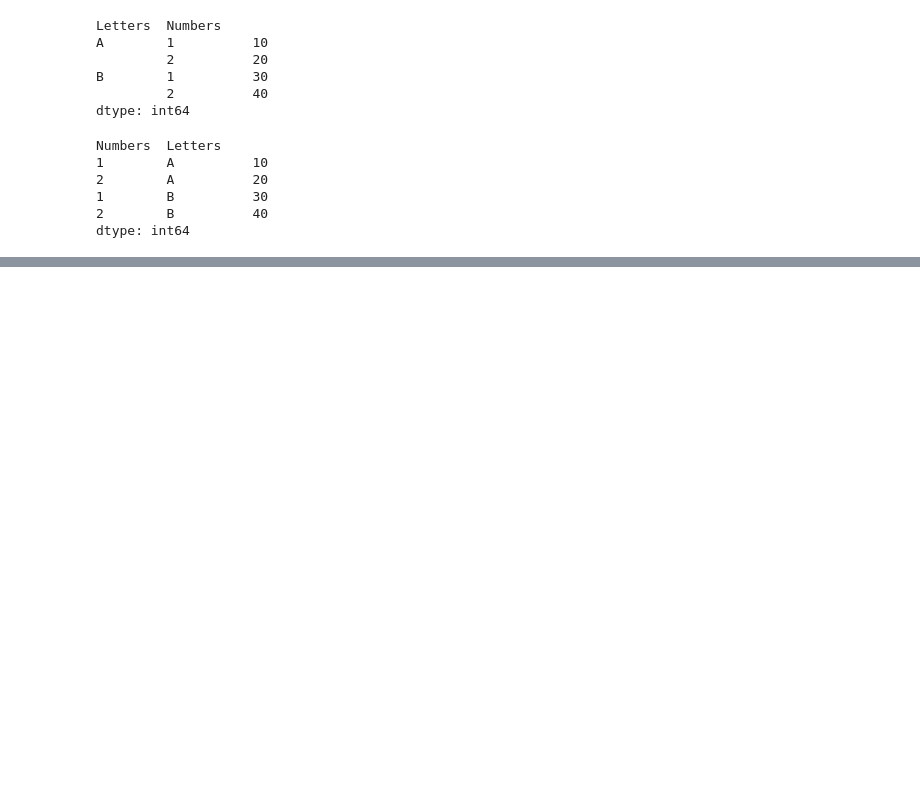
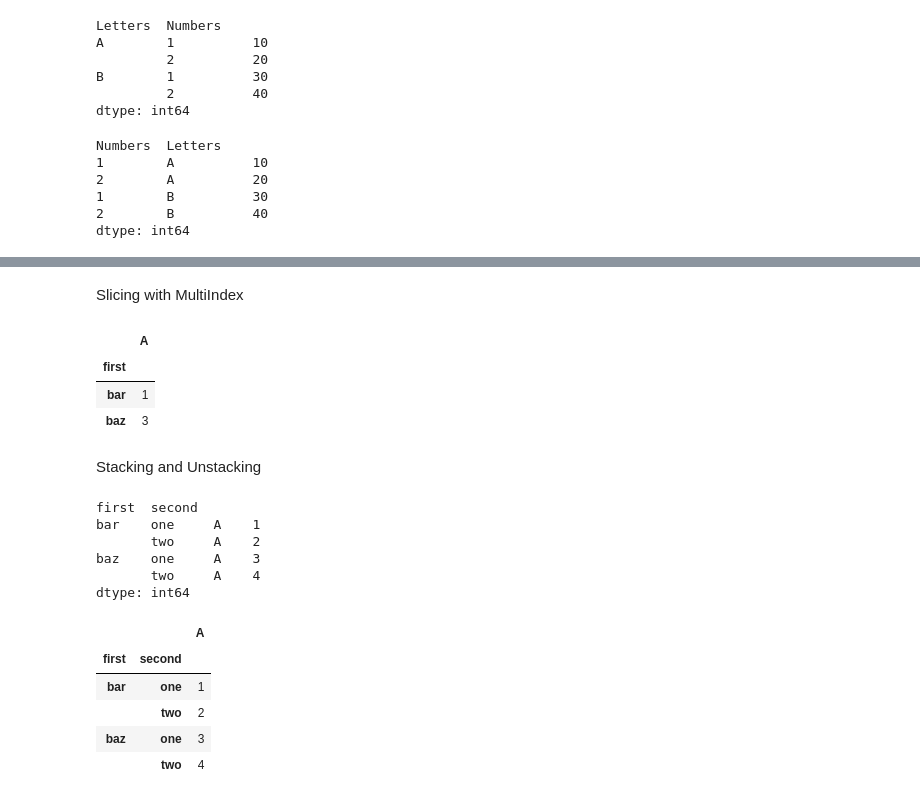
Before and after one commit to ChopinNo3Op9/Coding-Challenge, a Jupyter notebook: multi index intro.ipynb, the cells around one changed output, grey strips where cells are left out. Saved outputs shown, nothing was run; the diff lists cells and outputs as text; code cells hidden in the pictures; blank space fills up the shorter version.

```diff
--- a/multi index.ipynb
+++ b/multi index intro.ipynb
@@ -224,0 +242,32 @@ dtype: float64
+# %% [markdown]
+Slicing with MultiIndex
+# %%
+# Slicing inner levels
+df.xs('one', level='second')
+# %% [output]
+|  | A |
+| first |  |
+| bar | 1 |
+| baz | 3 |
+# %% [markdown]
+Stacking and Unstacking
+# %%
+stacked = df.stack()
+stacked
+# %% [output]
+first  second
+bar    one     A    1
+       two     A    2
+baz    one     A    3
+       two     A    4
+dtype: int64
+# %%
+unstacked = stacked.unstack()
+unstacked
+# %% [output]
+|  |  | A |
+| first | second |  |
+| bar | one | 1 |
+|  | two | 2 |
+| baz | one | 3 |
+|  | two | 4 |
```
Also changed, not shown: parts of 11 cells of this notebook.
